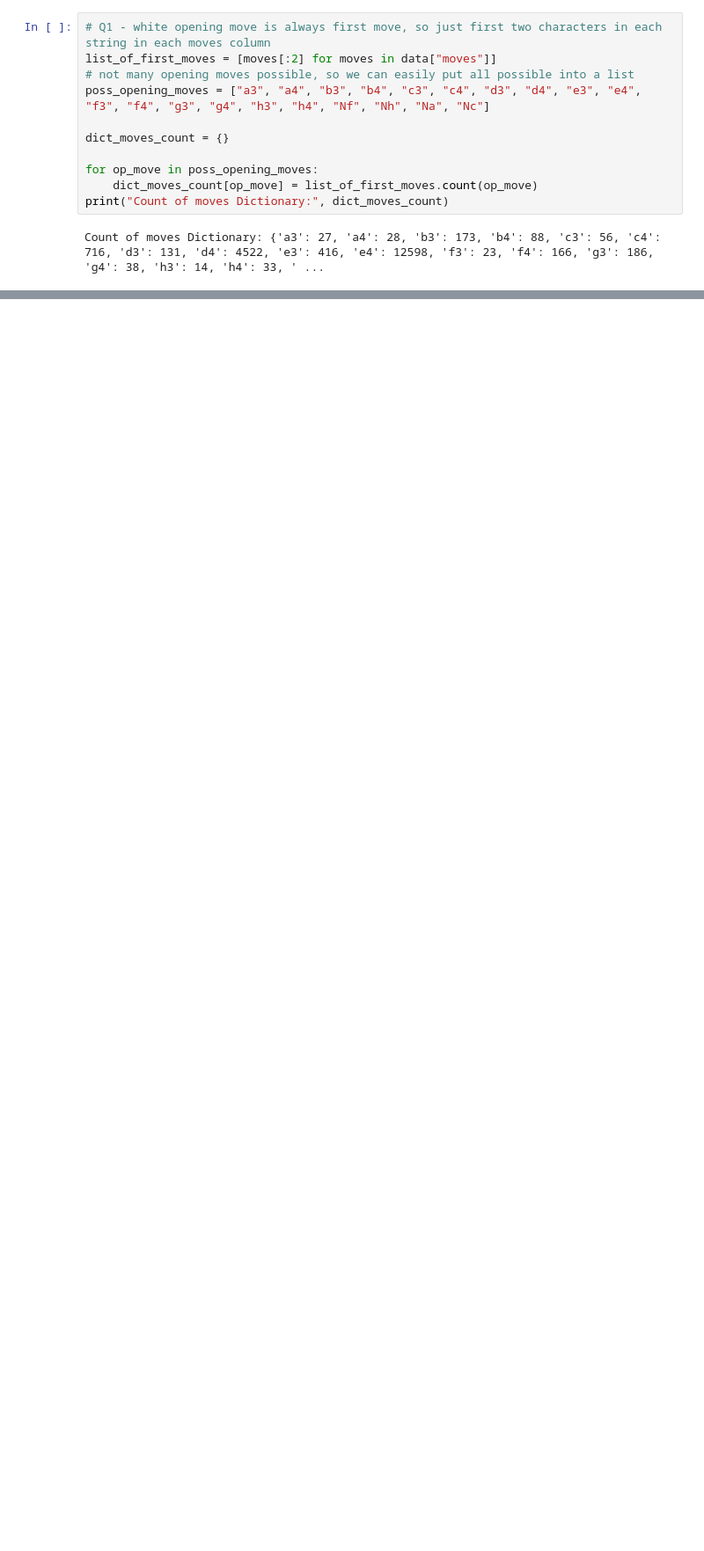
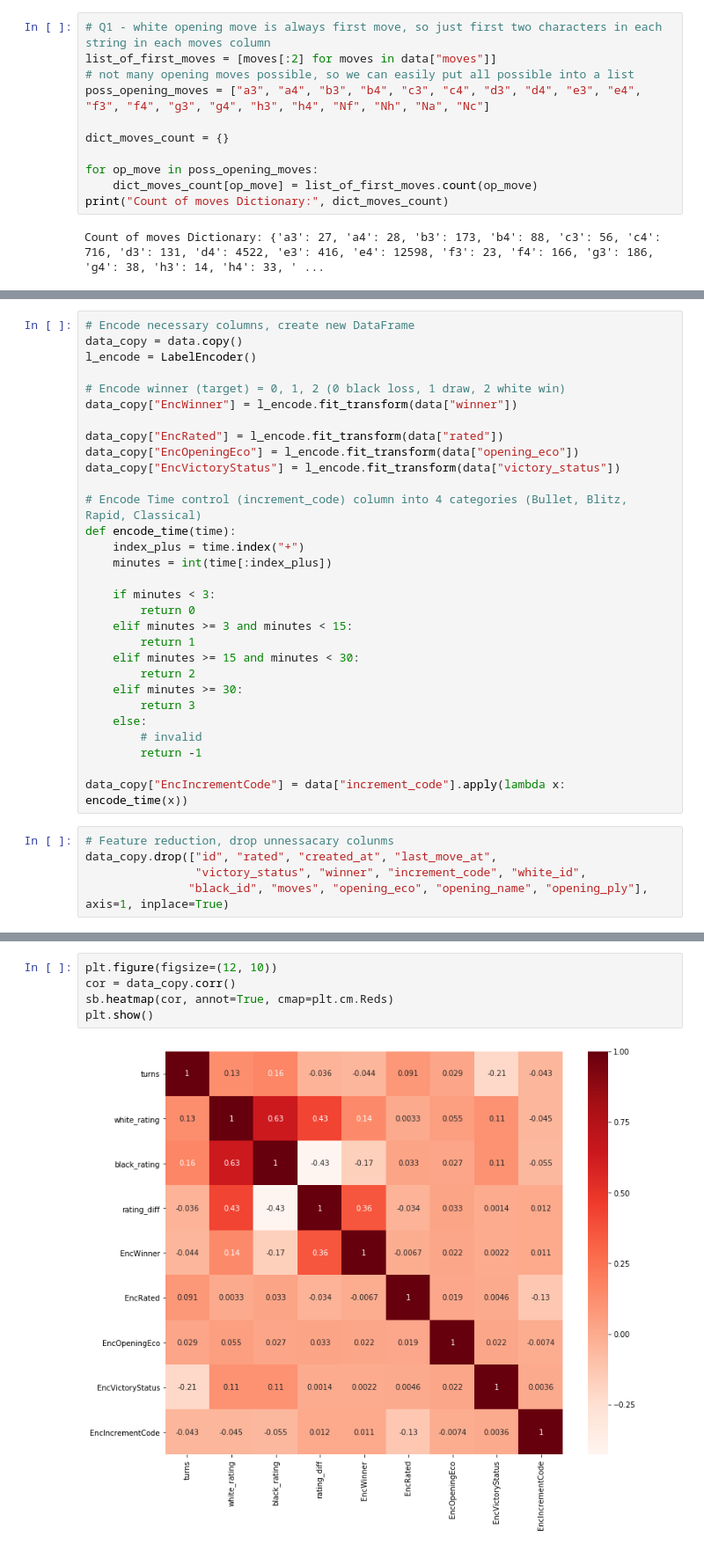
Before and after one commit to mben429/Data-Analytics, a Jupyter notebook: Lichess Data Analysis.ipynb, the cells around one changed output, grey strips where cells are left out. Shown at 88% size. Cells and saved outputs as stored; diff of their text form; blank space fills up the shorter version.

```diff
--- a/Lichess Data Analysis.ipynb
+++ b/Lichess Data Analysis.ipynb
@@ -182,0 +179,35 @@ Count of moves Dictionary: {'a3': 27, 'a4': 28, 'b3': 173, 'b4': 88, 'c3': 56, '
+# %%
+# Encode necessary columns, create new DataFrame
+data_copy = data.copy()
+l_encode = LabelEncoder()
+
+# Encode winner (target) = 0, 1, 2 (0 black loss, 1 draw, 2 white win)
+data_copy["EncWinner"] = l_encode.fit_transform(data["winner"])
+
+data_copy["EncRated"] = l_encode.fit_transform(data["rated"])
+data_copy["EncOpeningEco"] = l_encode.fit_transform(data["opening_eco"])
+data_copy["EncVictoryStatus"] = l_encode.fit_transform(data["victory_status"])
+
+# Encode Time control (increment_code) column into 4 categories (Bullet, Blitz, Rapid, Classical)
+def encode_time(time):
+    index_plus = time.index("+")
+    minutes = int(time[:index_plus])
+
+    if minutes < 3:
+        return 0
+    elif minutes >= 3 and minutes < 15:
+        return 1
+    elif minutes >= 15 and minutes < 30:
+        return 2
+    elif minutes >= 30:
+        return 3
+    else:
+        # invalid
+        return -1
+
+data_copy["EncIncrementCode"] = data["increment_code"].apply(lambda x: encode_time(x))
+# %%
+# Feature reduction, drop unnessacary colunms
+data_copy.drop(["id", "rated", "created_at", "last_move_at",
+                "victory_status", "winner", "increment_code", "white_id",
+               "black_id", "moves", "opening_eco", "opening_name", "opening_ply"], axis=1, inplace=True)
@@ -182,0 +228,7 @@ Count of moves Dictionary: {'a3': 27, 'a4': 28, 'b3': 173, 'b4': 88, 'c3': 56, '
+# %%
+plt.figure(figsize=(12, 10))
+cor = data_copy.corr()
+sb.heatmap(cor, annot=True, cmap=plt.cm.Reds)
+plt.show()
+# %% [output]
+[figure, added]
```
Also changed, not shown: parts of 18 cells of this notebook.
